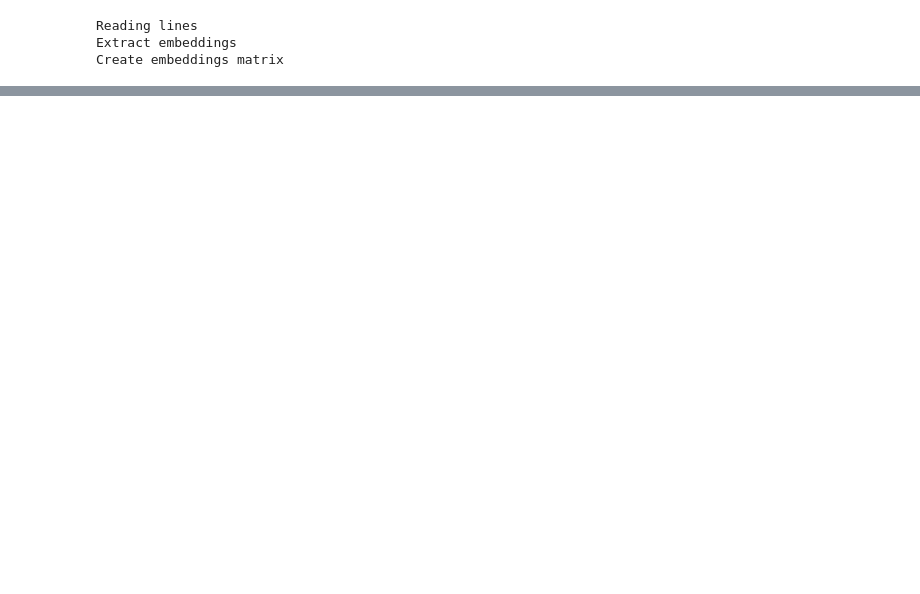
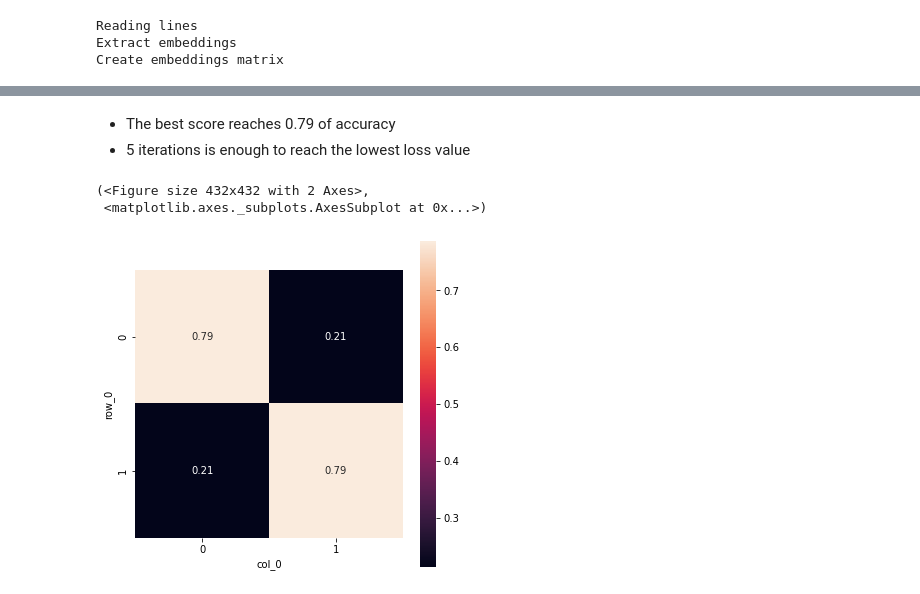
Before and after one commit to vesran/NLP-with-Disaster-Tweets, a Jupyter notebook: 02_MLP_baseline.ipynb, the cells around one changed output, grey strips where cells are left out. Drawn from its saved outputs; the diff is of its cells as text; code cells hidden in the pictures; blank space fills up the shorter version.

```diff
--- a/02_MLP_baseline.ipynb
+++ b/02_MLP_baseline.ipynb
@@ -135,0 +138,12 @@ ValueError: plot_confusion_matrix only supports classifiers
+# %% [markdown]
+* The best score reaches 0.79 of accuracy
+* 5 iterations is enough to reach the lowest loss value
+# %%
+y_pred = model.predict(X_test).reshape(1, -1)[0]
+y_pred = np.around(y_pred).astype(int)
+
+plot_confusion_matrix(y_test, y_pred)
+# %% [output]
+(<Figure size 432x432 with 2 Axes>,
+ <matplotlib.axes._subplots.AxesSubplot at 0x...>)
+[figure, added]
```
Also changed, not shown: parts of 11 cells of this notebook, 4 other files.
